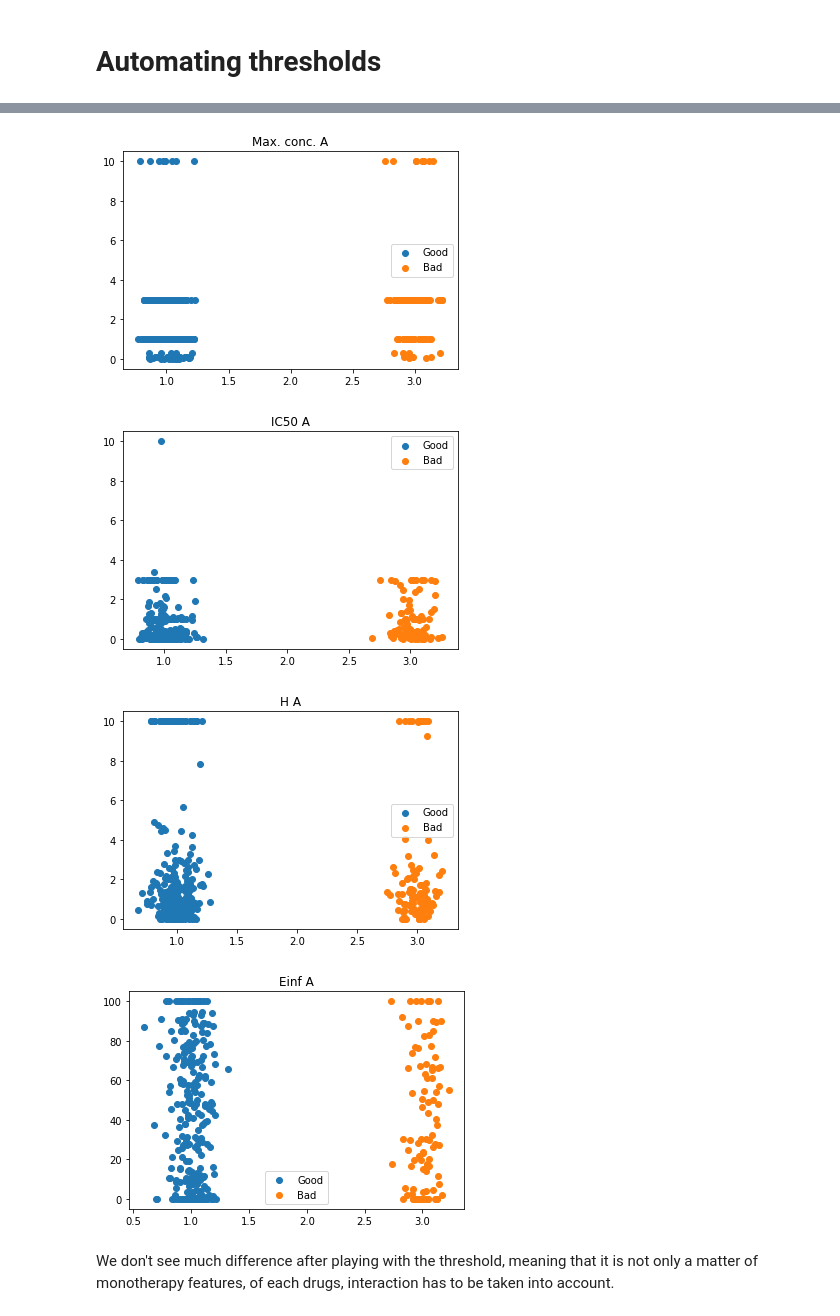
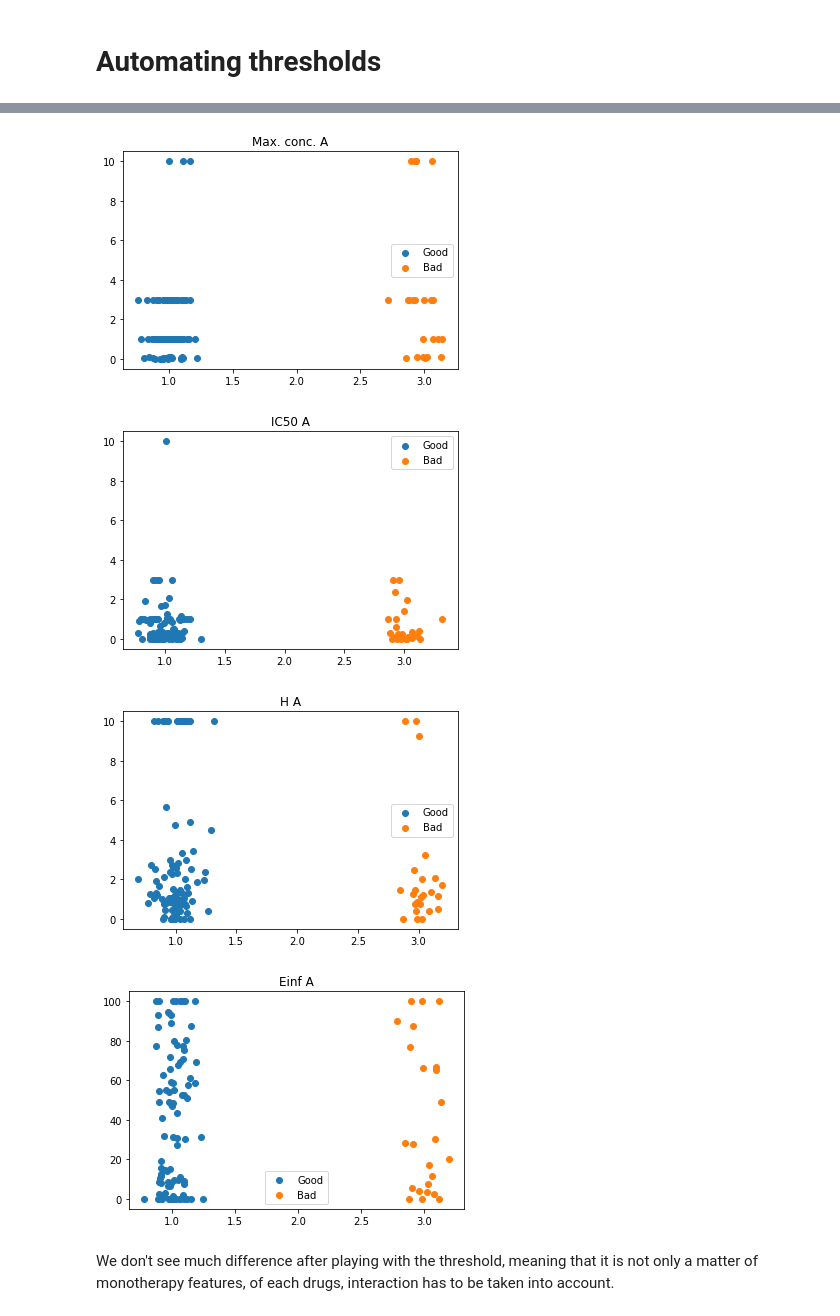
Before and after one commit to edmanft/cat_drug_synergy, a Jupyter notebook: Drug_pair_analysis.ipynb, the cells around one changed output, grey strips where cells are left out. Drawn from its saved outputs; the diff is of its cells as text; code cells hidden in the pictures.

Commit message:
Analyzing the difference in monotherapy features between good or bad predicted drugs

```diff
--- a/Drug_pair_analysis.ipynb
+++ b/Drug_pair_analysis.ipynb
@@ -242,5 +242,5 @@ def scatterplot_feature(feature, good_drugs_mono, bad_drugs_mono):
   plt.show()
 
 for feature in ['Max. conc. A', 'IC50 A', 'H A', 'Einf A']:
-  scatterplot_feature(feature)
+  scatterplot_feature(feature, good_drugs_mono, bad_drugs_mono)
 # %% [output]
@@ -261,13 +261,13 @@ def good_bad_split(drug_pair_pc, up_thres, low_thres):
 
   return good_drugs_mono, bad_drugs_mono
 
-good_drugs_mono, bad_drugs_mono = good_bad_split(drug_pair_pc, up_thres = 0.8, low_thres = -0.5)
+good_drugs_mono, bad_drugs_mono = good_bad_split(drug_pair_pc, up_thres = 0.9, low_thres = -0.8)
 # %%
 
 for feature in ['Max. conc. A', 'IC50 A', 'H A', 'Einf A']:
 
-  boxplot_feature(feature)
+  boxplot_feature(feature, good_drugs_mono, bad_drugs_mono)
 plt.show()
 for feature in ['Max. conc. A', 'IC50 A', 'H A', 'Einf A']:
-  scatterplot_feature(feature)
+  scatterplot_feature(feature, good_drugs_mono, bad_drugs_mono)
 # %% [output]
@@ -278,6 +278,6 @@ for feature in ['Max. conc. A', 'IC50 A', 'H A', 'Einf A']:
-[figure, old version]
+[figure, new version]
-[figure, old version]
+[figure, new version]
-[figure, old version]
+[figure, new version]
-[figure, old version]
+[figure, new version]
 # %% [markdown]
 We don't see much difference after playing with the threshold, meaning that it is not only a matter of monotherapy features, of each drugs, interaction has to be taken into account.
```
Also changed, not shown: parts of 4 cells of this notebook.
